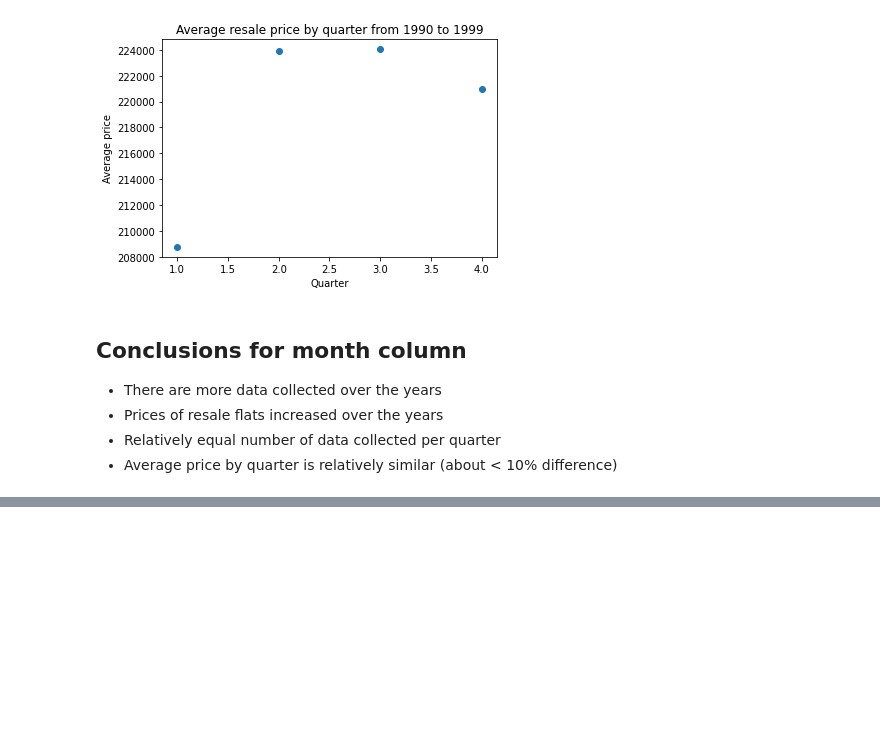
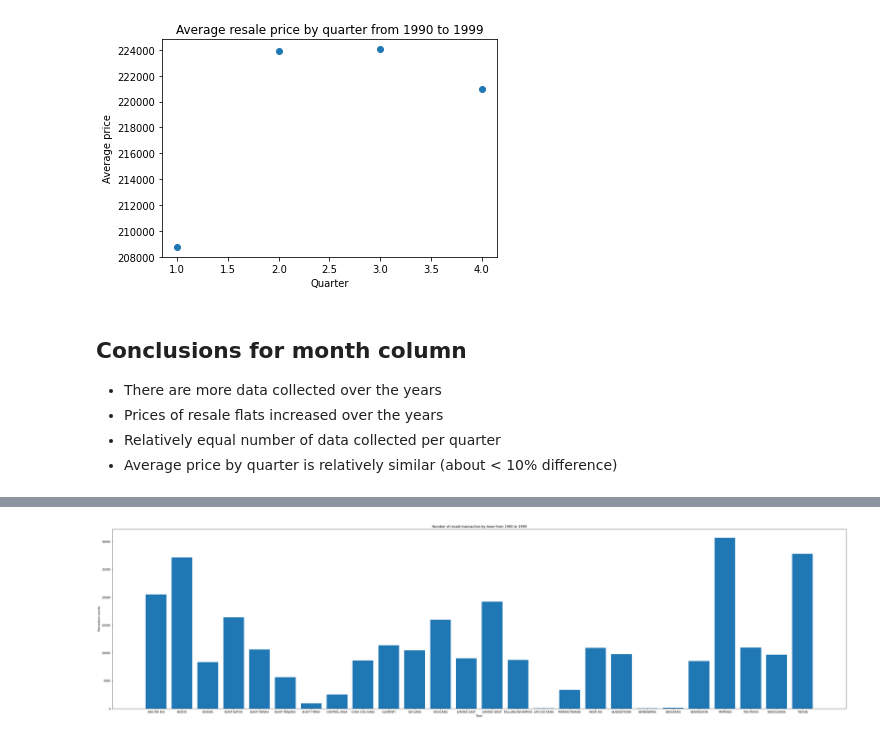
Before and after one commit to Zheng-Xuan/Singapore-resale-flat-price-prediction, a Jupyter notebook: EDA.ipynb, the cells around one changed output, grey strips where cells are left out. Saved outputs shown, nothing was run; the diff lists cells and outputs as text; code cells hidden in the pictures; blank space fills up the shorter version.

Commit message:
explore town column

```diff
--- a/EDA.ipynb
+++ b/EDA.ipynb
@@ -156,0 +149,5 @@ plt.show()
+# %%
+df_town = raw_data[['town', 'resale_price']]
+df_town = df_town.copy(deep= True)
+
+df_town
@@ -156,0 +168,13 @@ plt.show()
+# %%
+# Show distribution of data counts by town
+
+data_counts_by_town = df_town.groupby(['town'])['town'].count()
+
+plt.figure(figsize= (48, 12))
+plt.bar(data_counts_by_town.index, data_counts_by_town.values)
+plt.xlabel('Town')
+plt.ylabel('Transaction counts')
+plt.title('Number of resale transaction by town from 1990 to 1999')
+plt.show()
+# %% [output]
+[figure, added]
```
Also changed, not shown: parts of 11 cells of this notebook, 1 other file.
